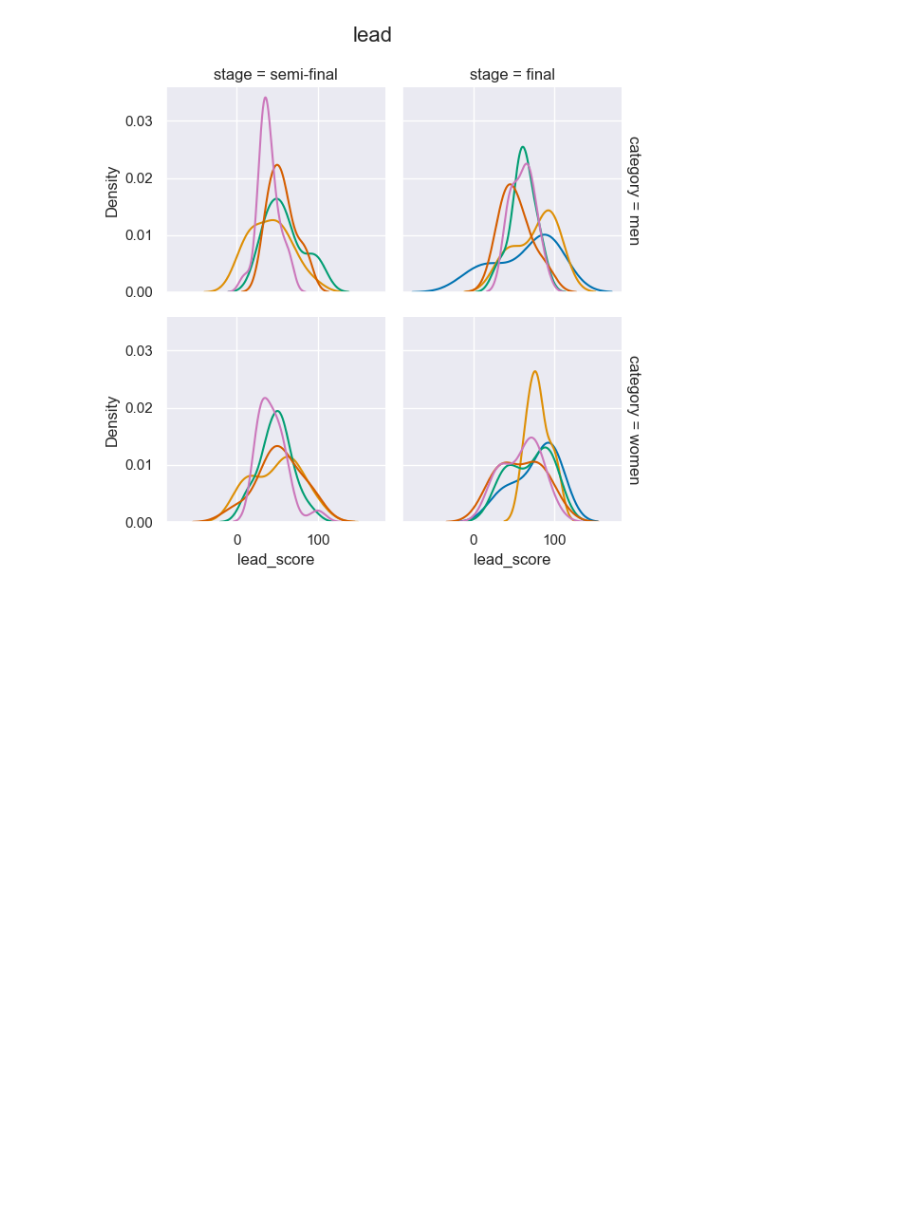
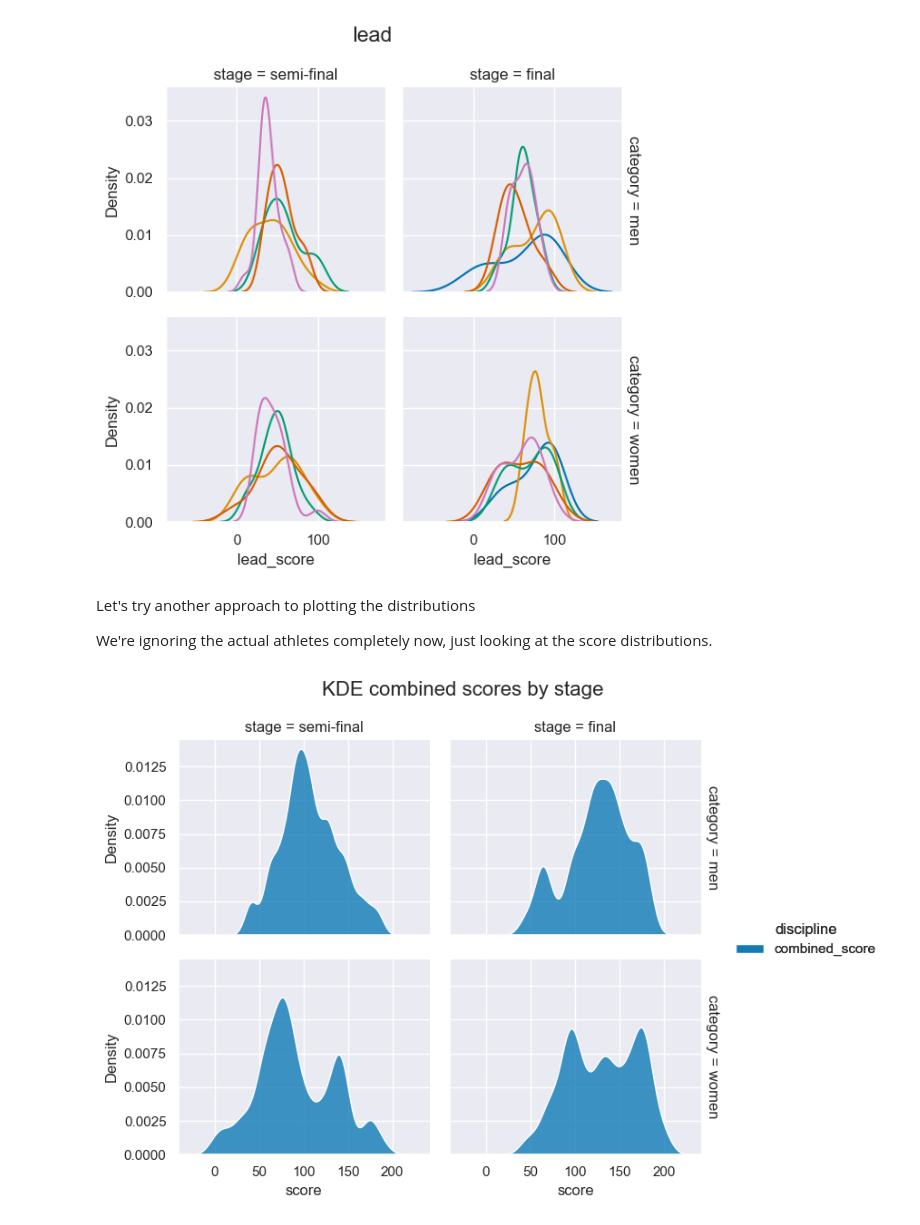
Before and after one commit to mlauter/compclimbingstats, a Jupyter notebook: leadadvantage.ipynb, the cells around one changed output. Saved outputs shown, nothing was run; the diff lists cells and outputs as text; code cells hidden in the pictures; blank space fills up the shorter version.

Commit message:
Trying some distributional stuff

```diff
--- a/leadadvantage.ipynb
+++ b/leadadvantage.ipynb
@@ -561,3 +633,19 @@ g.map(sns.kdeplot, 'lead_score')
 # %% [output]
 <seaborn.axisgrid.FacetGrid at 0x...>
 [figure]
+# %% [markdown]
+Let's try another approach to plotting the distributions
+
+We're ignoring the actual athletes completely now, just looking at the score distributions.
+# %%
+# combined
+
+melted = pd.melt(cleandf, id_vars=['category', 'stage'], value_vars=['combined_score'], var_name='discipline', value_name='score')
+
+g = sns.FacetGrid(melted, col='stage', col_order=['semi-final', 'final'], row='category', row_order=['men', 'women'], margin_titles=True, hue='discipline')
+g.figure.suptitle('KDE combined scores by stage', size=16)
+
+g.map(sns.kdeplot, 'score', multiple="stack", bw_adjust=0.5).add_legend()
+_ = g.add_legend()
+# %% [output]
+[figure, added]
```
Also changed, not shown: parts of 30 cells of this notebook.
